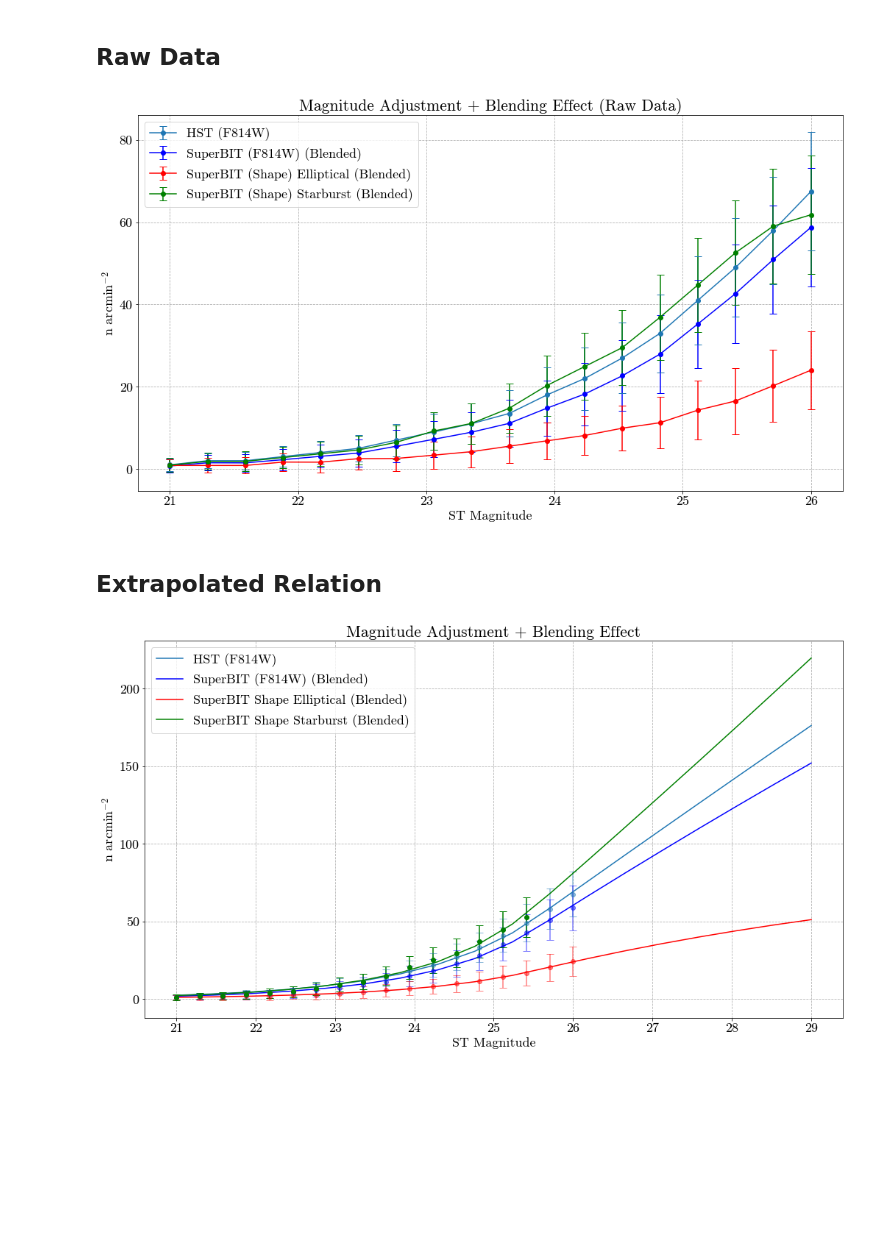
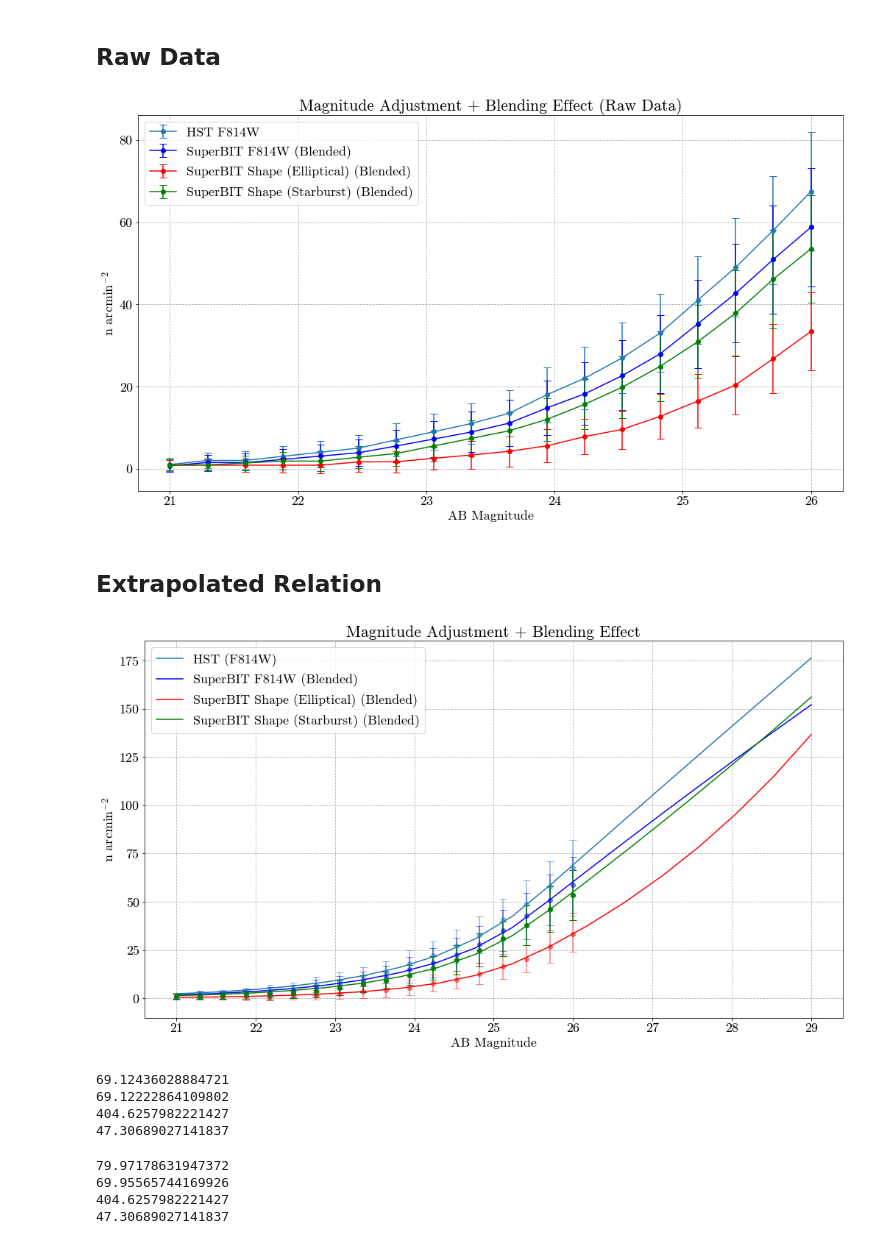
Before and after one commit to veome22/superbit_neff, a Jupyter notebook: neff_superbit.ipynb, the cells around one changed output. Cells and saved outputs as stored; diff of their text form; code cells hidden in the pictures; blank space fills up the shorter version.

Commit message:
New plots with AB mag conversion

```diff
--- a/neff_superbit.ipynb
+++ b/neff_superbit.ipynb
@@ -17,7 +17,9 @@ DIRECTORY = '/mnt/44868D0F868D02A2/Users/veome/Google Drive/Academics/Senior The
 # Catalog Setup
 # %%
 # cosmos = np.genfromtxt(DIRECTORY+'acs_cosmos1361.gcat_ascii', usecols=range(0,10), invalid_raise=False)
-cosmos = np.genfromtxt('superbit_cosmos1361_shape_mag26.gcat_ascii', usecols=range(0,13), invalid_raise=False)
+# cosmos = np.genfromtxt('superbit_cosmos1361_shape_mag26.gcat_ascii', usecols=range(0,13), invalid_raise=False)
+cosmos = np.genfromtxt('superbit_cosmos1361_shape_abmag26.gcat_ascii', usecols=range(0,13), invalid_raise=False)
+
 # cosmos = np.genfromtxt('superbit19_cosmos1361_lum_mag26.gcat_ascii', usecols=range(0,13), invalid_raise=False)
 
 print("Original Catalog Size: %i"%cosmos.shape[0])
@@ -537,15 +539,15 @@ plt.figure(figsize=(14,8))
 alp=1
 
 # Plot HST F814W N_effs
-plt.errorbar(mags, hst_meds, yerr=hst_stds, label="HST (F814W)", fmt='-o', color='C0', alpha=alp)
-plt.errorbar(mags, sbit_meds, yerr=sbit_stds, label="SuperBIT (F814W) (Blended)", fmt='-o', color='b', alpha=alp)
+plt.errorbar(mags, hst_meds, yerr=hst_stds, label="HST F814W", fmt='-o', color='C0', alpha=alp)
+plt.errorbar(mags, sbit_meds, yerr=sbit_stds, label="SuperBIT F814W (Blended)", fmt='-o', color='b', alpha=alp)
 
 # Plot SuperBIT Shape N_effs
-plt.errorbar(mags, sbit_e_meds, yerr=sbit_e_stds, label="SuperBIT (Shape) Elliptical (Blended)", fmt='-o', color='r', alpha=alp)
-plt.errorbar(mags, sbit_sb_meds, yerr=sbit_sb_stds, label="SuperBIT (Shape) Starburst (Blended)", fmt='-o', color='g', alpha=alp)
+plt.errorbar(mags, sbit_e_meds, yerr=sbit_e_stds, label="SuperBIT Shape (Elliptical) (Blended)", fmt='-o', color='r', alpha=alp)
+plt.errorbar(mags, sbit_sb_meds, yerr=sbit_sb_stds, label="SuperBIT Shape (Starburst) (Blended)", fmt='-o', color='g', alpha=alp)
 
 plt.title("Magnitude Adjustment + Blending Effect (Raw Data)")
-plt.xlabel("ST Magnitude")
+plt.xlabel("AB Magnitude")
 plt.ylabel('n arcmin$^{-2}$')
 plt.legend()
 plt.tight_layout(pad=0)
@@ -556,7 +558,7 @@ plt.grid(linestyle='--')
 
 # plt.savefig(DIRECTORY+'blending+magnitude_neff_raw.png')
 # %% [output]
-[figure, old version]
+[figure, new version]
 # %% [markdown]
 ## Extrapolated Relation
 # %%
@@ -571,7 +573,7 @@ hst_fit, covar = get_n_fit(x, hst_meds, f_hst) # Best Fit Parameters
 # SuperBIT
 f_superbit = get_n_mag(MAG_MIN, MAG_MAX, 0.2, SUPERBIT_PSF, cosmos) # Extrapolation Function
 e_fit, covar = get_n_fit(x, sbit_e_meds, f_superbit) # Best Fit Parameters
-sb_lim = 2
+sb_lim = 0
 # sb_fit, covar = get_n_fit(x, sbit_sb_meds, f_superbit) # Best Fit Parameters
 sb_fit, covar = get_n_fit(x[:len(x)-sb_lim], sbit_sb_meds[:len(sbit_sb_meds)-sb_lim], f_superbit) # Best Fit Parameters
 # %%
@@ -579,35 +581,67 @@ sb_fit, covar = get_n_fit(x[:len(x)-sb_lim], sbit_sb_meds[:len(sbit_sb_meds)-sb_
 plt.figure(figsize=(14,8))
 alp=0.5
 alp1=1
 
 
 plt_mags= np.linspace(21.0, MAG_LIM+3, num=len(hst_meds)) #Extrapolation range
 
 
 # Plot F814W N_eff
 plt.plot(plt_mags, n_extrapolation(plt_mags, *hst_fit, f_hst), label="HST (F814W)", color='C0')
 plt.errorbar(mags, hst_meds, yerr=hst_stds, fmt='o', color='C0', alpha=alp)
 
-plt.plot(plt_mags, n_extrapolation(plt_mags, *sbit_fit, f_superbit_f814w), label="SuperBIT (F814W) (Blended)", color='b')
+plt.plot(plt_mags, n_extrapolation(plt_mags, *sbit_fit, f_superbit_f814w), label="SuperBIT F814W (Blended)", color='b')
 plt.errorbar(mags, sbit_meds, yerr=sbit_stds, fmt='o', color='b', alpha=alp)
 
 # Plot SuperBIT Shape Band N_eff
-plt.plot(plt_mags, n_extrapolation(plt_mags, *e_fit, f_superbit), label="SuperBIT Shape Elliptical (Blended)", color='r')
+plt.plot(plt_mags, n_extrapolation(plt_mags, *e_fit, f_superbit), label="SuperBIT Shape (Elliptical) (Blended)", color='r')
 plt.errorbar(mags, sbit_e_meds, yerr=sbit_e_stds, fmt='o', color='r', alpha=alp)
 
-plt.plot(plt_mags, n_extrapolation(plt_mags, *sb_fit, f_superbit), label="SuperBIT Shape Starburst (Blended)", color='g')
+plt.plot(plt_mags, n_extrapolation(plt_mags, *sb_fit, f_superbit), label="SuperBIT Shape (Starburst) (Blended)", color='g')
 plt.errorbar(mags[:len(mags)-sb_lim], sbit_sb_meds[:len(sbit_sb_meds)-sb_lim], yerr=sbit_sb_stds[:len(sbit_sb_stds)-sb_lim], fmt='o', color='g', alpha=1)
 
 plt.title("Magnitude Adjustment + Blending Effect")
-plt.xlabel("ST Magnitude")
+plt.xlabel("AB Magnitude")
 plt.ylabel('n arcmin$^{-2}$')
 plt.legend()
 plt.tight_layout(pad=0)
 plt.grid(linestyle='--')
 
 # plt.xlim(21.1, 29)
 # plt.ylim(37.5, 38.5)
 
 # plt.savefig(DIRECTORY+'blending+magnitude_neff_hst_superbit_extrapolated.png')
 # %% [output]
-[figure, old version]
+[figure, new version]
+# %%
+# Performance at HST Mag 26
+hst_26 = n_extrapolation(26, *hst_fit, f_hst)
+sb_f814w_26 = n_extrapolation(26.2737, *sbit_fit, f_superbit_f814w)
+sb_e_26 = n_extrapolation(32.6, *e_fit, f_superbit)
+sb_s_26 = n_extrapolation(25.75, *sb_fit, f_superbit)
+
+print(hst_26)
+print(sb_f814w_26)
+print(sb_e_26)
+print(sb_s_26)
+# %% [output]
+69.12436028884721
+69.12222864109802
+404.6257982221427
+47.30689027141837
+# %%
+# Performance for HST Neff = 80
+hst_26 = n_extrapolation(26.3, *hst_fit, f_hst)
+sb_f814w_26 = n_extrapolation(26.3, *sbit_fit, f_superbit_f814w)
+sb_e_26 = n_extrapolation(32.6, *e_fit, f_superbit)
+sb_s_26 = n_extrapolation(25.75, *sb_fit, f_superbit)
+
+print(hst_26)
+print(sb_f814w_26)
+print(sb_e_26)
+print(sb_s_26)
+# %% [output]
+79.97178631947372
+69.95565744169926
+404.6257982221427
+47.30689027141837
```
Also changed, not shown: parts of 12 cells of this notebook.
